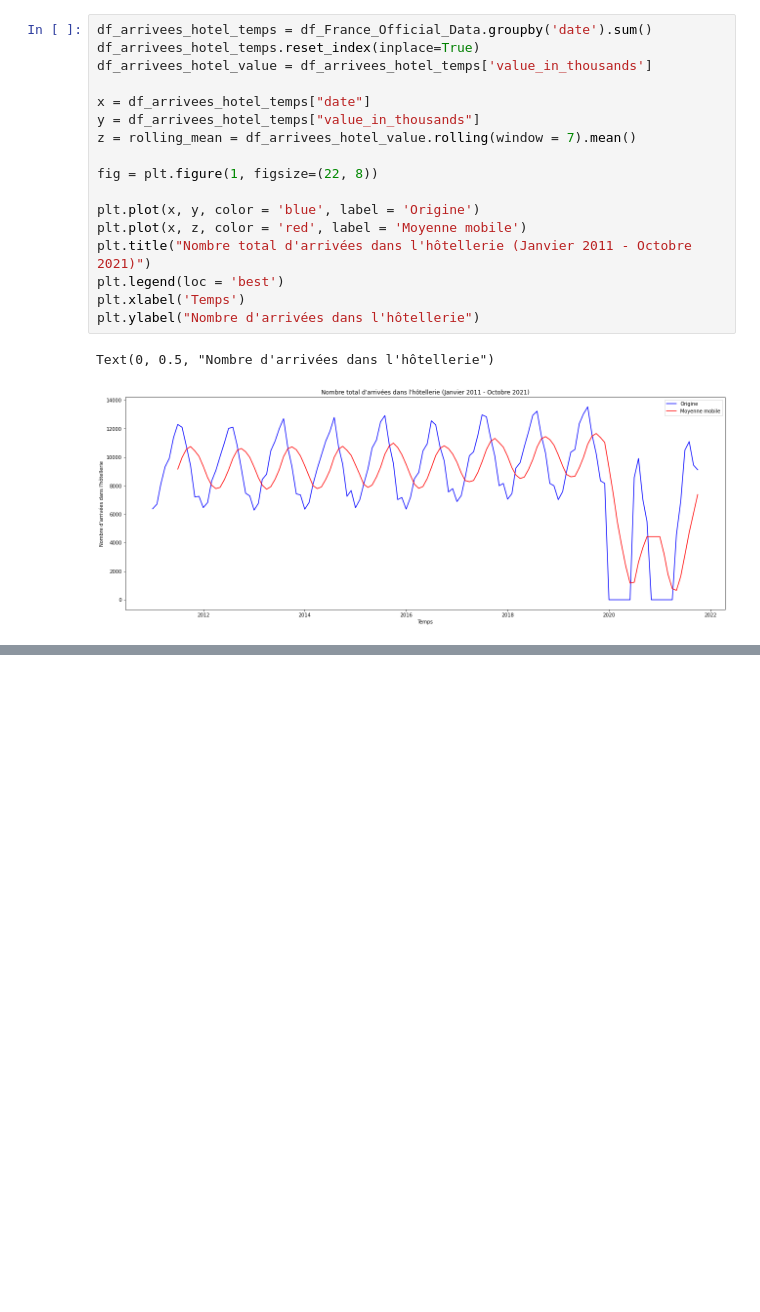
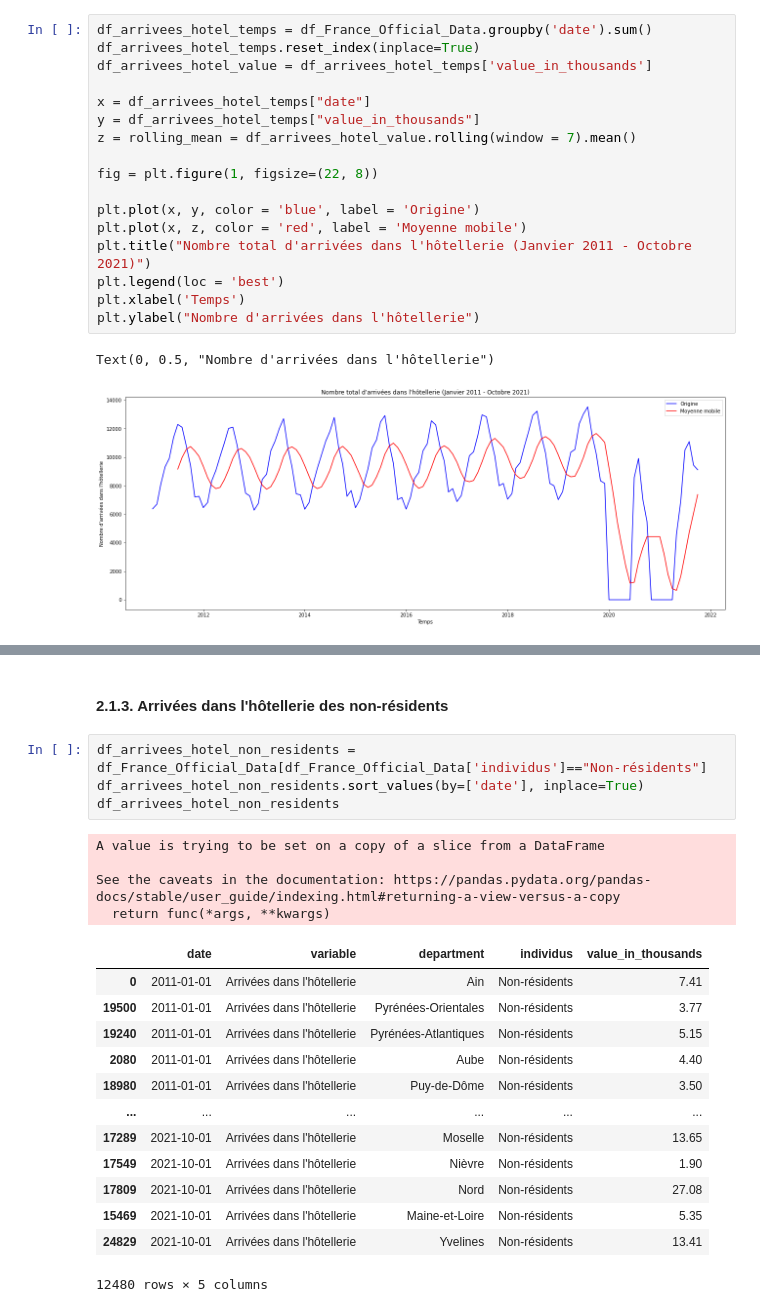
Before and after one commit to julienowack/stat_app, a Jupyter notebook: series temporelles.ipynb, the cells around one changed output, grey strips where cells are left out. Drawn from its saved outputs; the diff is of its cells as text; blank space fills up the shorter version.

```diff
--- a/series temporelles.ipynb
+++ b/series temporelles.ipynb
@@ -298,0 +339,24 @@ Text(0, 0.5, "Nombre d'arrivées dans l'hôtellerie")
+# %% [markdown]
+#### 2.1.3. Arrivées dans l'hôtellerie des non-résidents
+# %%
+df_arrivees_hotel_non_residents = df_France_Official_Data[df_France_Official_Data['individus']=="Non-résidents"]
+df_arrivees_hotel_non_residents.sort_values(by=['date'], inplace=True)
+df_arrivees_hotel_non_residents
+# %% [output]
+A value is trying to be set on a copy of a slice from a DataFrame
+
+See the caveats in the documentation: https://pandas.pydata.org/pandas-docs/stable/user_guide/indexing.html#returning-a-view-versus-a-copy
+  return func(*args, **kwargs)
+|  | date | variable | department | individus | value_in_thousands |
+| 0 | 2011-01-01 | Arrivées dans l'hôtellerie | Ain | Non-résidents | 7.41 |
+| 19500 | 2011-01-01 | Arrivées dans l'hôtellerie | Pyrénées-Orientales | Non-résidents | 3.77 |
+| 19240 | 2011-01-01 | Arrivées dans l'hôtellerie | Pyrénées-Atlantiques | Non-résidents | 5.15 |
+| 2080 | 2011-01-01 | Arrivées dans l'hôtellerie | Aube | Non-résidents | 4.40 |
+| 18980 | 2011-01-01 | Arrivées dans l'hôtellerie | Puy-de-Dôme | Non-résidents | 3.50 |
+| ... | ... | ... | ... | ... | ... |
+| 17289 | 2021-10-01 | Arrivées dans l'hôtellerie | Moselle | Non-résidents | 13.65 |
+| 17549 | 2021-10-01 | Arrivées dans l'hôtellerie | Nièvre | Non-résidents | 1.90 |
+| 17809 | 2021-10-01 | Arrivées dans l'hôtellerie | Nord | Non-résidents | 27.08 |
+| 15469 | 2021-10-01 | Arrivées dans l'hôtellerie | Maine-et-Loire | Non-résidents | 5.35 |
+| 24829 | 2021-10-01 | Arrivées dans l'hôtellerie | Yvelines | Non-résidents | 13.41 |
+12480 rows × 5 columns
```
Also changed, not shown: parts of 4 cells of this notebook.
